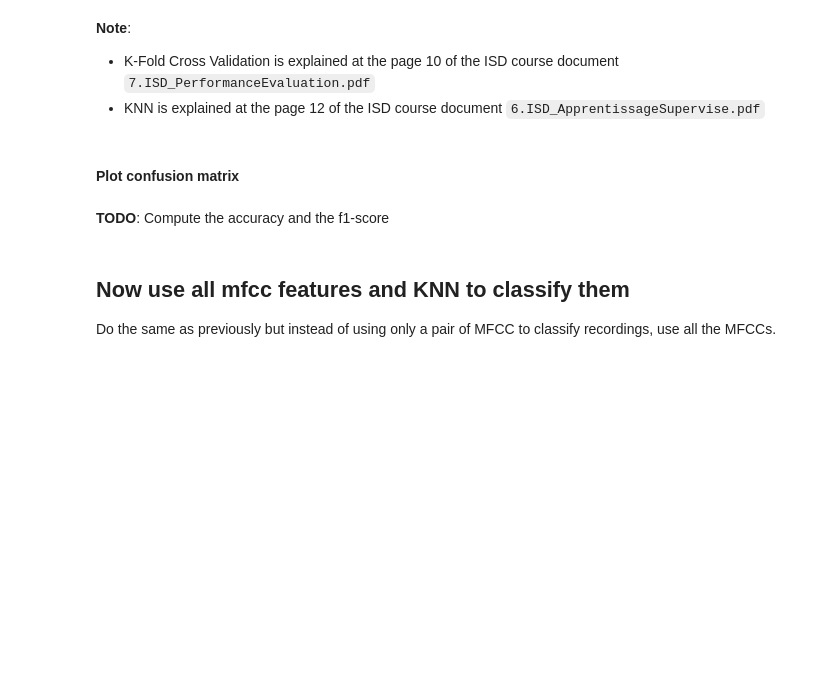
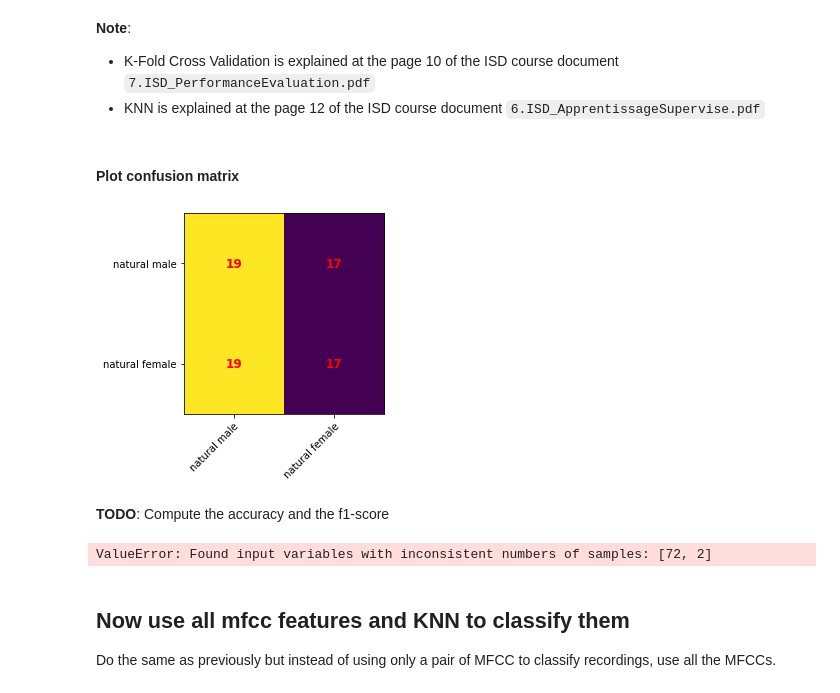
Before and after one commit to Nelson-Jnrnd/ARN_L1, a Jupyter notebook: PW1_notebook_and_data/ARN_PW1.ipynb, the cells around one changed output. Cells and saved outputs as stored; diff of their text form; code cells hidden in the pictures; blank space fills up the shorter version.

```diff
--- a/PW1_notebook_and_data/ARN_PW1.ipynb
+++ b/PW1_notebook_and_data/ARN_PW1.ipynb
@@ -234,14 +234,14 @@ pair 10-5 - acc :  0.6527777777777778  f1 :  0.6666666666666666
 ## Classify recordings With KNN
 # %%
 mfccs = np.concatenate((
-    nam_mfcc_median#[TODO...] select the two columns of MFCC you're interested in, see point (2)
-    naf_mfcc_median#[TODO...] select the two columns of MFCC you're interested in, see point (2)
+    nam_mfcc_median[:, [4, 9]], #select the two columns of MFCC you're interested in, see point (2)
+    naf_mfcc_median[:, [4, 9]] #select the two columns of MFCC you're interested in, see point (2)
 ))
 
 classes = np.concatenate(
     (
-        np.repeat(0, # TODO... )
-        np.repeat(1, # TODO... )
+        np.repeat(0, len(nam_mfcc_median)), # Class 'natural male' is 0
+        np.repeat(1, len(naf_mfcc_median))  # Class 'natural female' is 1
     )
 )
 # %% [markdown]
@@ -310,9 +351,18 @@ for train_index, val_index in KFold(n_splits=5).split(mfccs):
 # %% [markdown]
 #### Plot confusion matrix
 # %%
-plot_confusion_matrix(sum_confusion_matrix, classes_names)
+plot_confusion_matrix(sum_confusion_matrix)
+# %% [output]
+[figure, added]
 # %% [markdown]
 **TODO**: Compute the accuracy and the f1-score
+# %%
+acc = accuracy_score(classes, sum_confusion_matrix)
+f1 = f1_score(classes, sum_confusion_matrix)
+
+print("knn : ", acc, " f1 : ", f1)
+# %% [output]
+ValueError: Found input variables with inconsistent numbers of samples: [72, 2]
 # %% [markdown]
 ## Now use all mfcc features and KNN to classify them
 Do the same as previously but instead of using only a pair of MFCC to classify recordings, use all the MFCCs.
```
Also changed, not shown: parts of 12 cells of this notebook.
